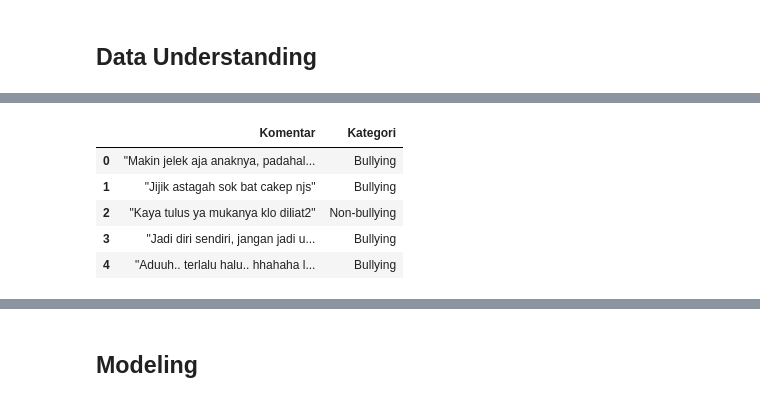
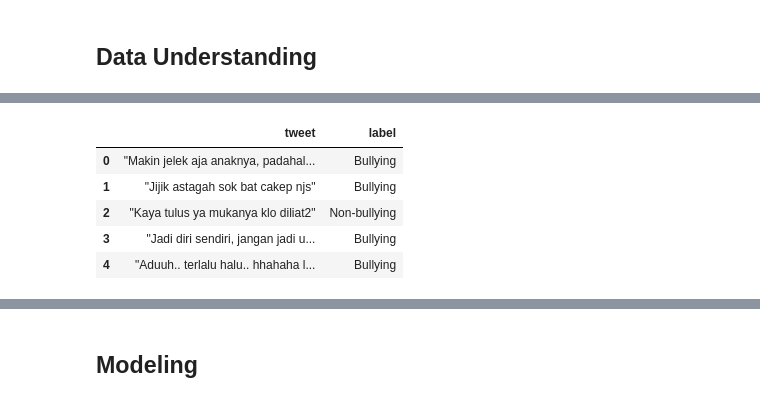
Before and after one commit to spnsyr1/detectcyberbullying, a Jupyter notebook: modeling.ipynb, the cells around one changed output, grey strips where cells are left out. Saved outputs shown, nothing was run; the diff lists cells and outputs as text; code cells hidden in the pictures.

```diff
--- a/modeling.ipynb
+++ b/modeling.ipynb
@@ -18,8 +30,9 @@ df.head()
 # %%
 df = df[['Komentar', 'Kategori']]
+df.columns = ['tweet', 'label']
 df.head()
 # %% [output]
-|  | Komentar | Kategori |
+|  | tweet | label |
 | 0 | "Makin jelek aja anaknya, padahal... | Bullying |
 | 1 | "Jijik astagah sok bat cakep njs" | Bullying |
 | 2 | "Kaya tulus ya mukanya klo diliat2" | Non-bullying |
```
Also changed, not shown: parts of 48 cells of this notebook, 1 other file.
